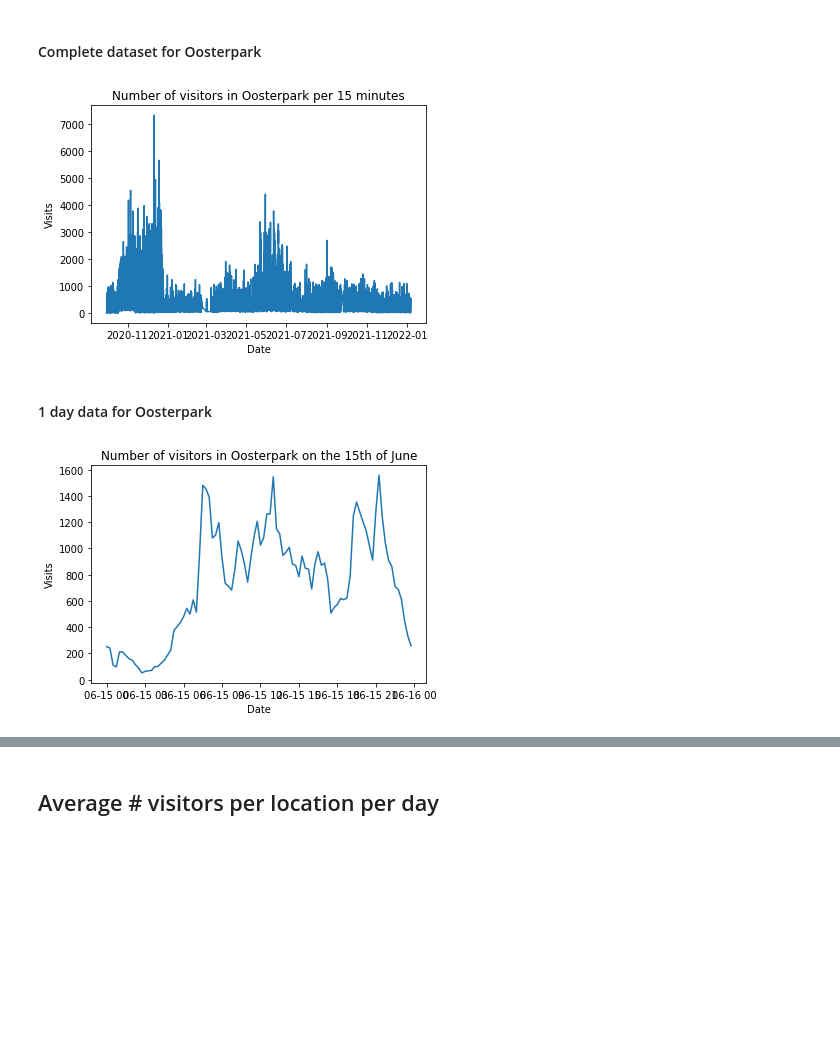
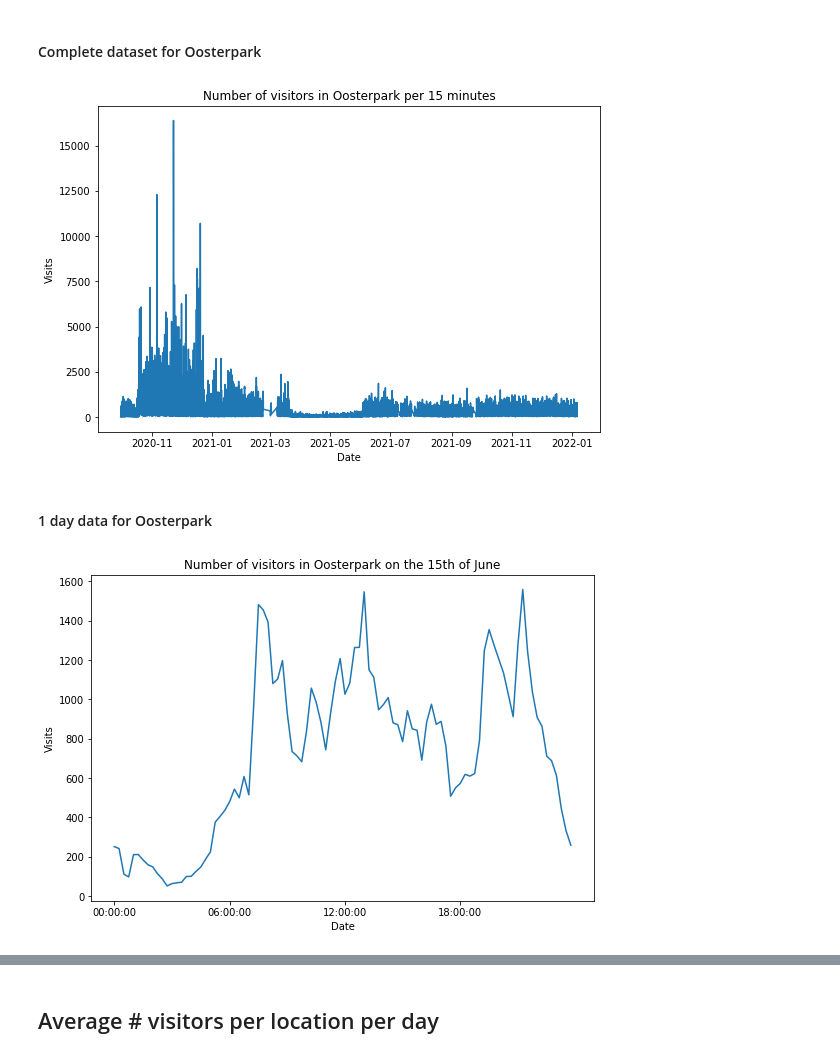
Before and after one commit to lotteph/DSP, a Jupyter notebook: EDA Resono data.ipynb, the cells around one changed output, grey strips where cells are left out. Cells and saved outputs as stored; diff of their text form; code cells hidden in the pictures; blank space fills up the shorter version.

```diff
--- a/EDA Resono data.ipynb
+++ b/EDA Resono data.ipynb
@@ -33,16 +33,21 @@ df_Resono = preprocessResono("resono_2020_2022.csv")
 # %% [markdown]
 #### Complete dataset for Oosterpark
 # %%
-ax = sns.lineplot(data=df_Resono[df_Resono.Location == 'Oosterpark'], x='End', y='Visits');
+f, axes = plt.subplots(1, 1, figsize=(9,6))
+ax = sns.lineplot(data=df_Resono[df_Resono.Location == 'Sarphatipark'], x='End', y='Visits');
 ax.set(title = "Number of visitors in Oosterpark per 15 minutes", xlabel = 'Date');
 # %% [output]
-[figure, old version]
+[figure, new version]
 # %% [markdown]
 #### 1 day data for Oosterpark
 # %%
 df_Resono_day = df_Resono[df_Resono.Location == 'Oosterpark']
 df_Resono_day = df_Resono_day[df_Resono_day.End_Dates == '2021-06-15']
-ax = sns.lineplot(data=df_Resono_day, x='End', y='Visits')
+f, axes = plt.subplots(1, 1, figsize=(9,6))
+ax = sns.lineplot(data=df_Resono_day, x='End_Time', y='Visits')
+
+plt.setp(axes, xticks=np.linspace(0,72,4),
+         xticklabels=['00:00:00','06:00:00','12:00:00','18:00:00'])
 ax.set(title = "Number of visitors in Oosterpark on the 15th of June", xlabel = 'Date');
 # %% [output]
-[figure, old version]
+[figure, new version]
```
Also changed, not shown: parts of 1 cell of this notebook, 1 other file.
